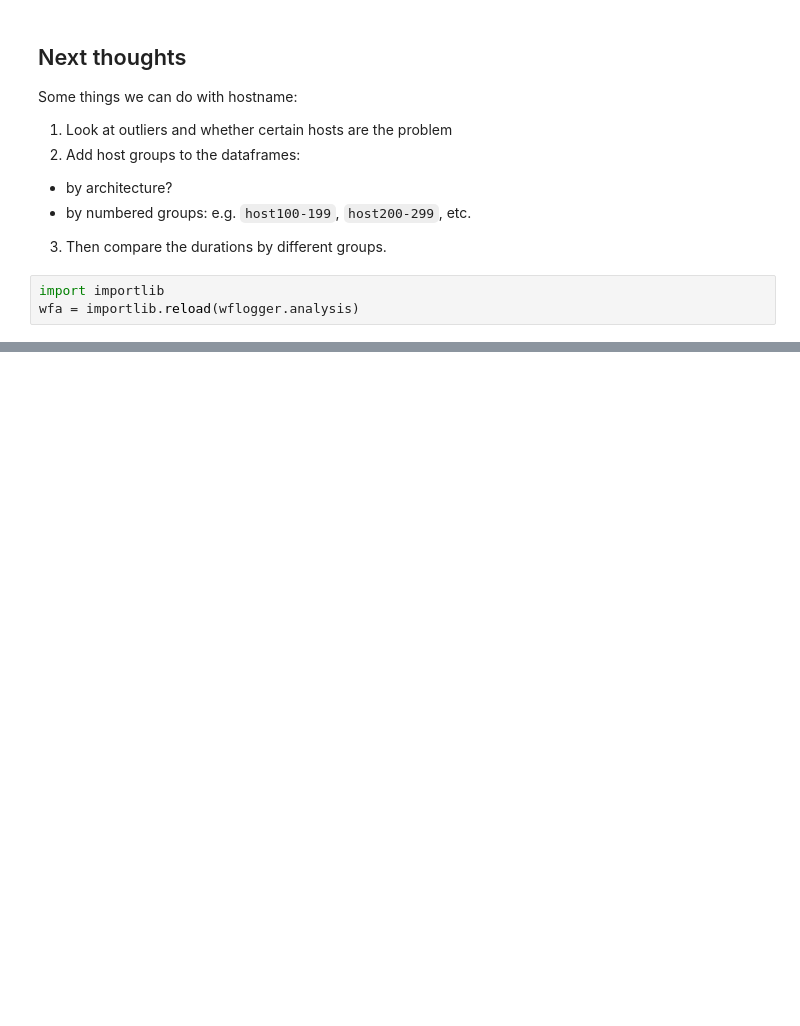
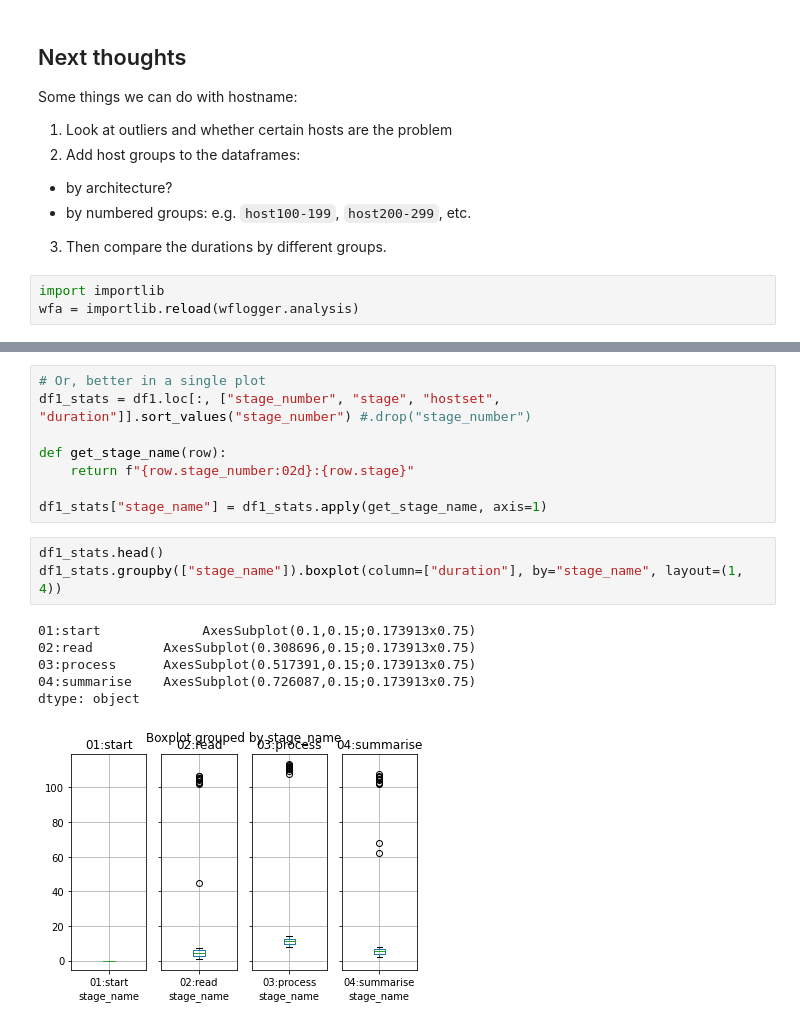
Before and after one commit to cedadev/wflogger, a Jupyter notebook: notebooks/wflog-plots.ipynb, the cells around one changed output, grey strips where cells are left out. Saved outputs shown, nothing was run; the diff lists cells and outputs as text; blank space fills up the shorter version.

```diff
--- a/notebooks/wflog-plots.ipynb
+++ b/notebooks/wflog-plots.ipynb
@@ -73,0 +159,18 @@ wfa = importlib.reload(wflogger.analysis)
+# %%
+# Or, better in a single plot
+df1_stats = df1.loc[:, ["stage_number", "stage", "hostset", "duration"]].sort_values("stage_number") #.drop("stage_number")
+
+def get_stage_name(row):
+    return f"{row.stage_number:02d}:{row.stage}"
+
+df1_stats["stage_name"] = df1_stats.apply(get_stage_name, axis=1)
+# %%
+df1_stats.head()
+df1_stats.groupby(["stage_name"]).boxplot(column=["duration"], by="stage_name", layout=(1, 4))
+# %% [output]
+01:start             AxesSubplot(0.1,0.15;0.173913x0.75)
+02:read         AxesSubplot(0.308696,0.15;0.173913x0.75)
+03:process      AxesSubplot(0.517391,0.15;0.173913x0.75)
+04:summarise    AxesSubplot(0.726087,0.15;0.173913x0.75)
+dtype: object
+[figure, added]
```
Also changed, not shown: parts of 14 cells of this notebook.
